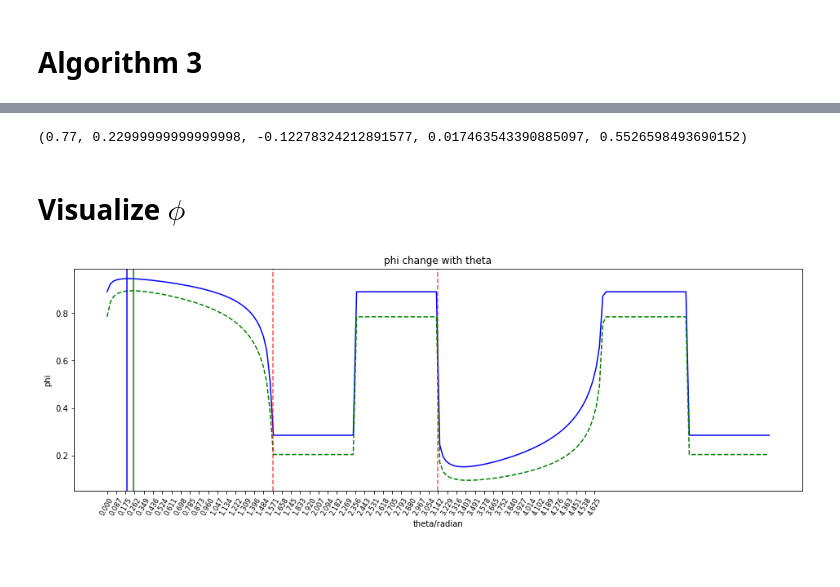
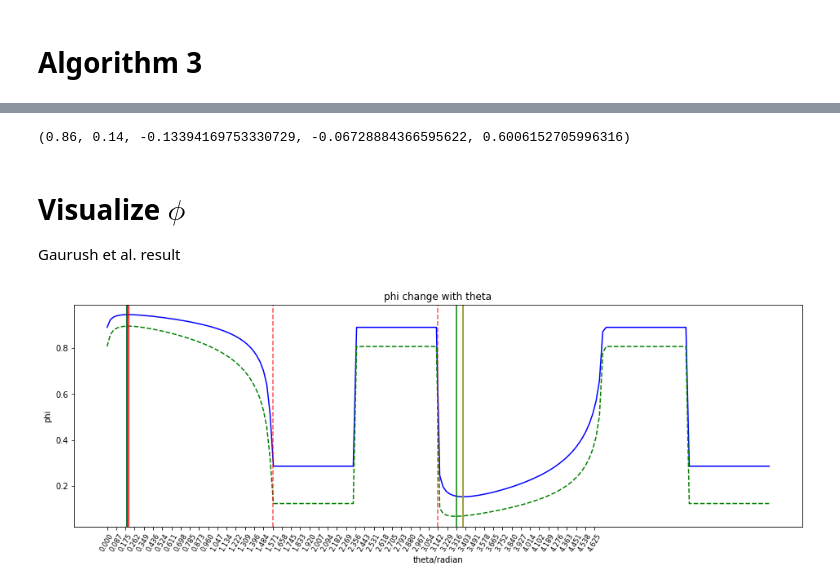
Before and after one commit to zrobertson466920/Probabalistic_Bisection, a Jupyter notebook: LFPM_Elicitation.ipynb, the cells around one changed output, grey strips where cells are left out. Cells and saved outputs as stored; diff of their text form; code cells hidden in the pictures.

Commit message:
updated visualization and LFPM

```diff
--- a/LFPM_Elicitation.ipynb
+++ b/LFPM_Elicitation.ipynb
@@ -155,19 +158,19 @@ def min_quasiconvex_metric(eps, alpha):
     C_d = np.array([[C00(t_d), C01(t_d)],[C10(t_d), C11(t_d)]])
     C_e = np.array([[C00(t_e), C01(t_e)],[C10(t_e), C11(t_e)]])
     # pairwise comparisons
-    ca = query(t_a, t_c, alpha)
-    dc = query(t_c, t_d, alpha)
-    ed = query(t_d, t_e, alpha)
-    be = query(t_e, t_b, alpha)
+    ca = query(t_c, t_a, alpha)
+    dc = query(t_d, t_c, alpha)
+    ed = query(t_e, t_d, alpha)
+    be = query(t_b, t_e, alpha)
     # determine the next iter search range based on oracle resposne to query
-    if ca:
+    if not ca:
       t_b = t_d
-    elif not ca and dc:
+    elif ca and not dc:
       t_b = t_d
-    elif not dc and ed:
+    elif dc and not ed:
       t_a = t_c
       t_b = t_e
-    elif not ed and be:
+    elif ed and not be:
       t_a = t_d
     else:
       t_a = t_d
@@ -223,14 +285,14 @@ def grid_search_for_p(m11, m00, C0, m11_, m00_, C0_, k, delta):
 # %%
 ma,Ca = max_quasiconcave_metric(1e-4, 0.)
-t = np.arccos(ma[0])
-if t > np.pi/2:
-    t = np.pi*2-t
-C0 = phi(t)
+ta = np.arccos(ma[0])
+if ta > np.pi/2:
+    ta = np.pi*2-ta
+C0 = ma[0]*C11(ta)+ma[1]*C00(ta)
 mi,Ci = min_quasiconvex_metric(1e-4, 0.)
-t = np.arccos(mi[0])
-if t > np.pi/2:
-    t = np.pi*2-t
-C0_ = phi(t)
+ti = np.arccos(mi[0])
+if ti > np.pi/2:
+    ti = np.pi*2-ti
+C0_ = mi[0]*C11(ti)+mi[1]*C00(ti)
 p11 = grid_search_for_p(m11=ma[0], m00=ma[1], C0=C0, m11_=mi[0], m00_=mi[1], C0_=C0_, k=2000, delta=0.01)
 p00 = 1-p11
 P = p11*zeta+p00*(1-zeta)
@@ -254,5 +318,5 @@ print((p11,p00)+(q11,q00,q0))
 # %%
-p11 = 0.77
+p11 = 0.86
 p00 = 1-p11
 P = p11*zeta+p00*(1-zeta)
 Q = P+C0-ma[0]*zeta-ma[1]*(1-zeta)
@@ -261,32 +325,38 @@ q11 = (p11-ma[0])*P/Q
 q00 = (p00-ma[1])*P/Q
 print((p11,p00)+(q11,q00,q0))
 # %% [output]
-(0.77, 0.22999999999999998, -0.12278324212891577, 0.017463543390885097, 0.5526598493690152)
+(0.86, 0.14, -0.13394169753330729, -0.06728884366595622, 0.6006152705996316)
 # %% [markdown]
 # Visualize $\phi$
+Gaurush et al. result
 # %%
 # Plot phi function versus different thetas
 def phi_elicited(t):
   return (p11*C11(t)+p00*C00(t))/(q11*C11(t)+q00*C00(t)+q0)
 
 thetas = np.linspace(0,np.pi*2,200)
 ph_true = list(map(phi, thetas))
 ph_elicited = list(map(phi_elicited, np.linspace(0,np.pi*2,200)))
 
 plt.figure(figsize=(16,5))
 plt.plot(thetas, ph_true, "-", color='b')
 plt.plot(thetas, ph_elicited, "--", color='g')
 
 for p in np.arange(0.5, 1.5, 0.5):
   plt.axvline(x=np.pi*p, c='r', ls='--', alpha=0.7)
 
 plt.axvline(x=thetas[np.argmax(ph_true)], c='b')
 plt.axvline(x=thetas[np.argmax(ph_elicited)], c='g')
+plt.axvline(x=thetas[np.argmin(ph_true)], c='b')
+plt.axvline(x=thetas[np.argmin(ph_elicited)], c='g')
+
+plt.axvline(x=ta, c='r')
+plt.axvline(x=ti, c='y')
 
 plt.xticks(np.arange(0, np.pi*1.5, np.pi/36), rotation=60, size="small")
 plt.title("phi change with theta")
 plt.xlabel("theta/radian")
 plt.ylabel("phi")
 plt.show()
 # %% [output]
-[figure, old version]
+[figure, new version]
```
Also changed, not shown: parts of 10 cells of this notebook, 1 other file.
